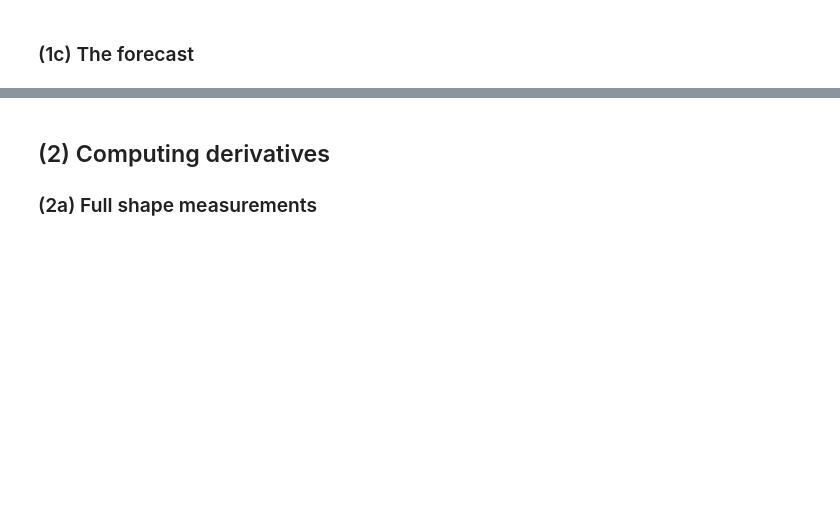
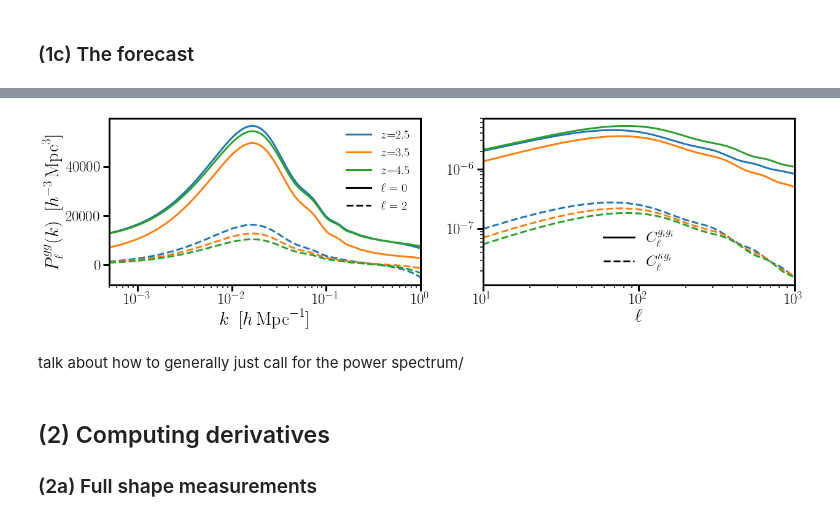
Before and after one commit to NoahSailer/FishLSS, a Jupyter notebook: example.ipynb, the cells around one changed output, grey strips where cells are left out. Saved outputs shown, nothing was run; the diff lists cells and outputs as text; code cells hidden in the pictures; blank space fills up the shorter version.

```diff
--- a/example.ipynb
+++ b/example.ipynb
@@ -76,2 +99,2 @@ While not
 # %%
-forecast = fisherForecast(experiment=exp,cosmo=cosmo,Nk=1000,Nmu=50,velocileptors=True,name='example')
+forecast = fisherForecast(experiment=exp,cosmo=cosmo,name='example')
@@ -78,3 +129,36 @@ forecast = fisherForecast(experiment=exp,cosmo=cosmo,Nk=1000,Nmu=50,velocileptor
+# %%
+fix,ax = plt.subplots(1,2,figsize=(20,5))
+
+k = forecast.k.reshape((forecast.Nk,forecast.Nmu))[:,0]
+l = forecast.ell
+
+for i in range(nbins):
+    z = forecast.experiment.zcenters[i]
+    Pkmu = forecast.P_fid[i]
+    P0 = forecast.LegendreTrans(0,Pkmu)
+    P2 = forecast.LegendreTrans(2,Pkmu)
+    ax[0].semilogx(k,P0,c='C'+str(i),lw=3,label=r'$z$='+str(z))
+    ax[0].semilogx(k,P2,c='C'+str(i),lw=3,ls='--')
+    ax[1].loglog(l,forecast.Cgg_fid[i],c='C'+str(i),lw=3)
+    ax[1].loglog(l,forecast.Ckg_fid[i],c='C'+str(i),lw=3,ls='--')
+
+ax[0].set_xlim(forecast.kmin,forecast.kmax)
+ax[0].set_xlabel(r'$k\,\,\,[h\,\text{Mpc}^{-1}]$')
+ax[0].set_ylabel(r'$P^{gg}_\ell(k)\,\,\,[h^{-3}\,\text{Mpc}^{3}]$')
+ax[0].semilogx([],[],lw=3,c='k',label=r'$\ell=0$')
+ax[0].semilogx([],[],lw=3,c='k',ls='--',label=r'$\ell=2$')
+ax[0].legend(loc='upper right',frameon=False,fontsize=20)
+#
+ax[1].set_xlim(10,1000)
+ax[1].set_xlabel(r'$\ell$')
+ax[1].semilogx([],[],lw=3,c='k',label=r'$C^{g_ig_i}_\ell$')
+ax[1].semilogx([],[],lw=3,c='k',ls='--',label=r'$C^{\kappa g_i}_\ell$')
+ax[1].legend(frameon=False)
+plt.show()
+# %% [output]
+[figure, added]
+# %% [markdown]
+talk about how to generally just call for the power spectrum/
 # %% [markdown]
 ## (2) Computing derivatives
 
```
Also changed, not shown: parts of 18 cells of this notebook, 1 other file.
